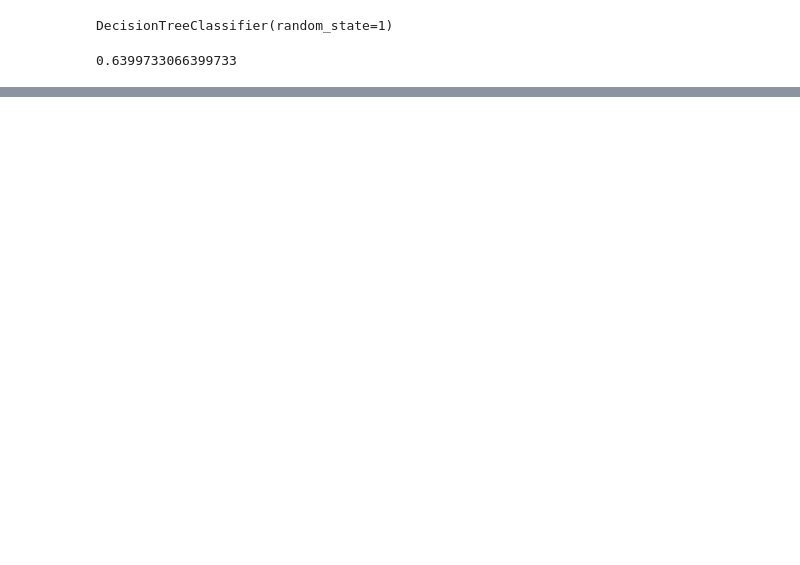
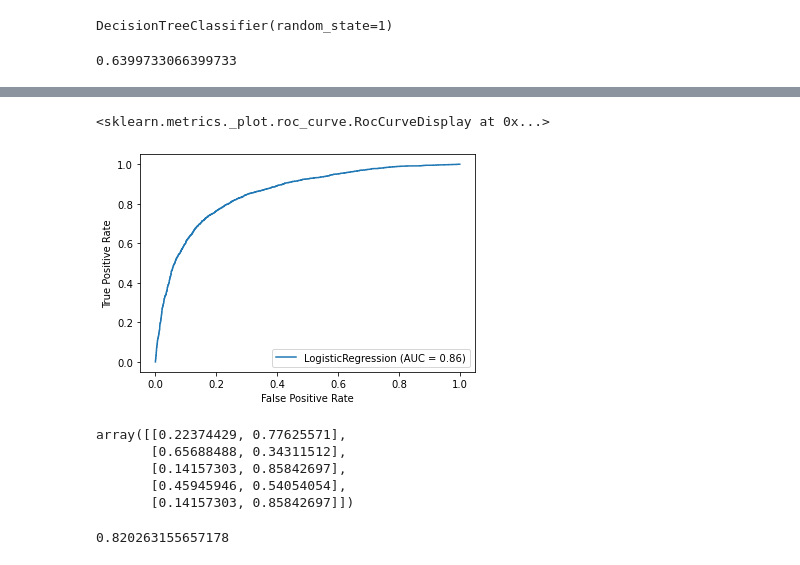
Before and after one commit to rredd002/Flu-Analysis, a Jupyter notebook: Flu-Analysis.ipynb, the cells around one changed output, grey strips where cells are left out. Saved outputs shown, nothing was run; the diff lists cells and outputs as text; code cells hidden in the pictures; blank space fills up the shorter version.

```diff
--- a/Flu-Analysis.ipynb
+++ b/Flu-Analysis.ipynb
@@ -545,0 +696,23 @@ flu_dt_prec_2
+# %%
+# Plotting the roc curve for the cred_model
+plot_roc_curve(cred_model, X_test_encoded_binary, y_test)
+# %% [output]
+<sklearn.metrics._plot.roc_curve.RocCurveDisplay at 0x...>
+[figure, added]
+# %%
+# Getting the predictive probabilites of the flu_dt_2 model
+y_prob_dt_2 = flu_dt_2.predict_proba(X_test_encoded_binary)
+y_prob_dt_2[:5]
+# %% [output]
+array([[0.22374429, 0.77625571],
+       [0.65688488, 0.34311512],
+       [0.14157303, 0.85842697],
+       [0.45945946, 0.54054054],
+       [0.14157303, 0.85842697]])
+# %%
+# Getting the roc auc score for the flu_dt_2 model
+y_hat_dt_2 = y_prob_dt_2[:, 1]
+
+roc_auc_score(y_test, y_hat_dt_2)
+# %% [output]
+0.820263155657178
```
Also changed, not shown: parts of 37 cells of this notebook.
